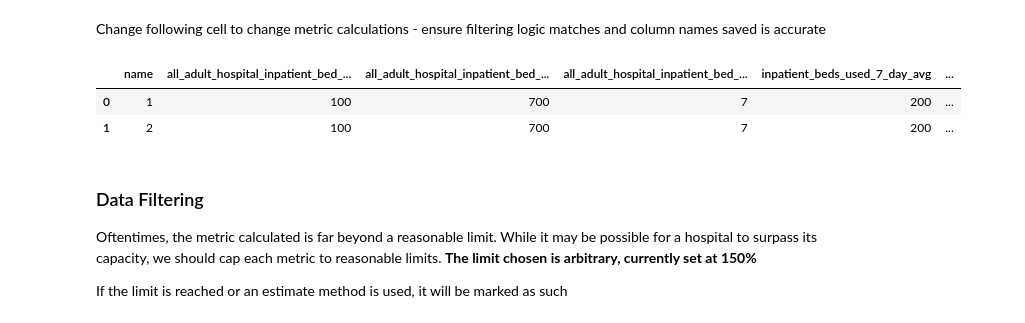
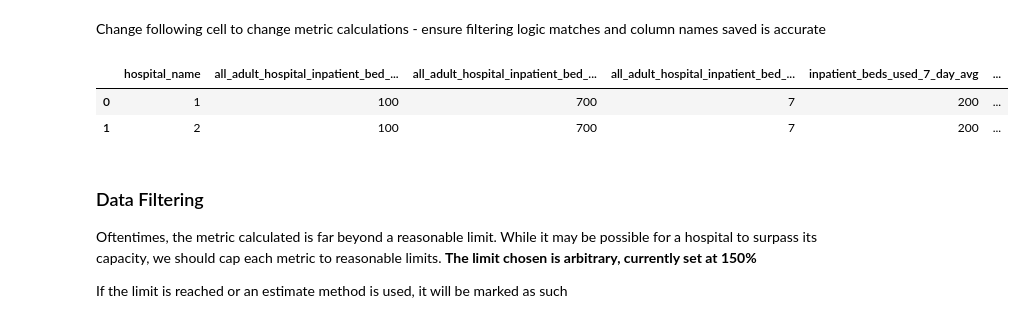
Before and after one commit to sanders-li/hovis, a Jupyter notebook: hospital_dataset_metric_calculation.ipynb, the cells around one changed output. Saved outputs shown, nothing was run; the diff lists cells and outputs as text; code cells hidden in the pictures.

```diff
--- a/hospital_dataset_metric_calculation.ipynb
+++ b/hospital_dataset_metric_calculation.ipynb
@@ -1255,13 +1255,16 @@ class Metric_Calc:
                 capped = True
                 if (LIMIT == self.HARD_LIMIT):
                     print(f"At {row['hospital_name']}, {row['collection_week']}")
-                    print(f"Hard limit reached. Capped at {self.HARD_LIMIT}")
-                    metric = self.HARD_LIMIT
+                    print(f"Hard limit reached. Assuming misentered data {self.HARD_LIMIT}")
+                    n = 0
+                    d = 0
+                    d_tag = 'no_data'
                     break
                 else:
                     print(f"At {row['hospital_name']}, {row['collection_week']}")
-                    print(f'Soft limit reached with {n}/{d} = {metric}') if (n and d) else print(f'{metric}')
+                    print(f'Soft limit reached with {n}/{d} = {metric}')
                     LIMIT = self.HARD_LIMIT
+                    metric = self.HARD_LIMIT
                     memo['i'] = {'n': 0, 'd': 0}
                     memo['calc'] = {'n': 'avg', 'd': 'avg'}
             #Get d
@@ -1280,24 +1283,30 @@ class Metric_Calc:
                     except StopIteration:
                         continue
                 n, n_tag = self.logic('n', row, memo)
-            if (d == 0):
-                #If no beds, check if n is 0
-                #If n is zero, I assume full capacity, otherwise NaN (data not available)
-                metric = 1 if n else 0
-                d_tag = 'no_bed_data' if n else 'no_data'
+            if (d == 0 or np.isnan(d)):
+                if (n and not np.isnan(n)):
+                    #If n exists and we can try to continue to find a denominator, continue with the process
+                    if (memo['i']['d'] < (memo['len']['d']-1)):
+                        continue
+                    #otherwise, assume data is missing and return nothing
+                    else:
+                        print(f"At {row['hospital_name']}, {row['collection_week']}")
+                        print(f'Cannot resolve n: {n}, d:{d}')
+                n = None
+                d = None
+                d_tag = 'no_data'
+                break
             else:
                 metric = n / d
-                #save n and d seperately
-
         #Since numerator estimation methods are tagged and precipitates an equivalent denominator estimation method
         #only denominator tag is returned as the tags are equal
 
-        return pd.Series([metric, d_tag, capped])
+        return pd.Series([n, d, d_tag, capped])
 # %%
 #test
 data = [
     {
-        'name': '1',
+        'hospital_name': '1',
         'all_adult_hospital_inpatient_bed_occupied_7_day_avg': 100,
         'all_adult_hospital_inpatient_bed_occupied_7_day_sum': 700,
         'all_adult_hospital_inpatient_bed_occupied_7_day_coverage': 7,
@@ -1312,36 +1321,36 @@ data = [
         'all_adult_hospital_beds_7_day_sum': 7000,
         'all_adult_hospital_beds_7_day_coverage': 7,
         'total_beds_7_day_avg': 2000,
         'total_beds_7_day_sum': 14000,
         'total_beds_7_day_coverage': 7
     },
     {
-        'name': '2',
+        'hospital_name': '2',
         'all_adult_hospital_inpatient_bed_occupied_7_day_avg': 100,
         'all_adult_hospital_inpatient_bed_occupied_7_day_sum': 700,
         'all_adult_hospital_inpatient_bed_occupied_7_day_coverage': 7,
         'inpatient_beds_used_7_day_avg': 200,
         'inpatient_beds_used_7_day_sum': 1400,
         'inpatient_beds_used_7_day_coverage': 7,
 
         'all_adult_hospital_inpatient_beds_7_day_avg': 0,
         'all_adult_hospital_inpatient_beds_7_day_sum': 2100,
         'all_adult_hospital_inpatient_beds_7_day_coverage': 7,
         'all_adult_hospital_beds_7_day_avg': 1000,
         'all_adult_hospital_beds_7_day_sum': 7000,
         'all_adult_hospital_beds_7_day_coverage': 7,
         'total_beds_7_day_avg': 2000,
         'total_beds_7_day_sum': 14000,
         'total_beds_7_day_coverage': 7
     }
 ]
 
 df_test = pd.DataFrame(data)
 metric = Metric_Calc(metric_dicts['inpatient_occupancy'], 1.5)
-df_test[['inpatient_occupancy', 'estimate', 'limit']]= df_test.apply(metric.calc, axis=1)
+df_test[['inpatient_occupancy_n', 'inpatient_occupancy_d', 'estimate', 'limit']] = df_test.apply(metric.calc, axis=1)
 df_test
 # %% [output]
-|  | name | all_adult_hospital_inpatient_bed_... | all_adult_hospital_inpatient_bed_... | all_adult_hospital_inpatient_bed_... | inpatient_beds_used_7_day_avg | ... |
+|  | hospital_name | all_adult_hospital_inpatient_bed_... | all_adult_hospital_inpatient_bed_... | all_adult_hospital_inpatient_bed_... | inpatient_beds_used_7_day_avg | ... |
 | 0 | 1 | 100 | 700 | 7 | 200 | ... |
 | 1 | 2 | 100 | 700 | 7 | 200 | ... |
 # %% [markdown]
```
Also changed, not shown: parts of 4 cells of this notebook, 6 other files.
